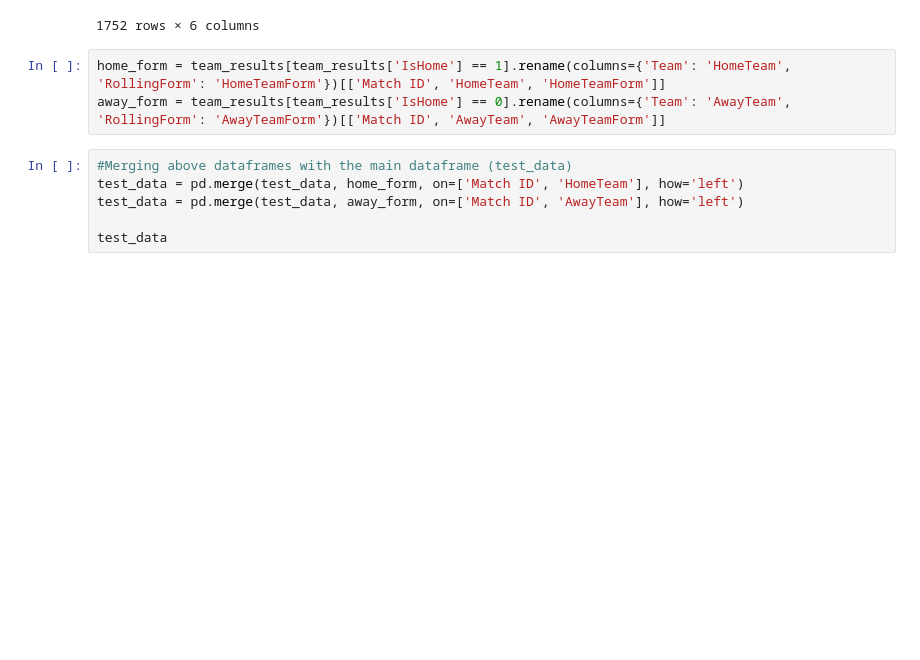
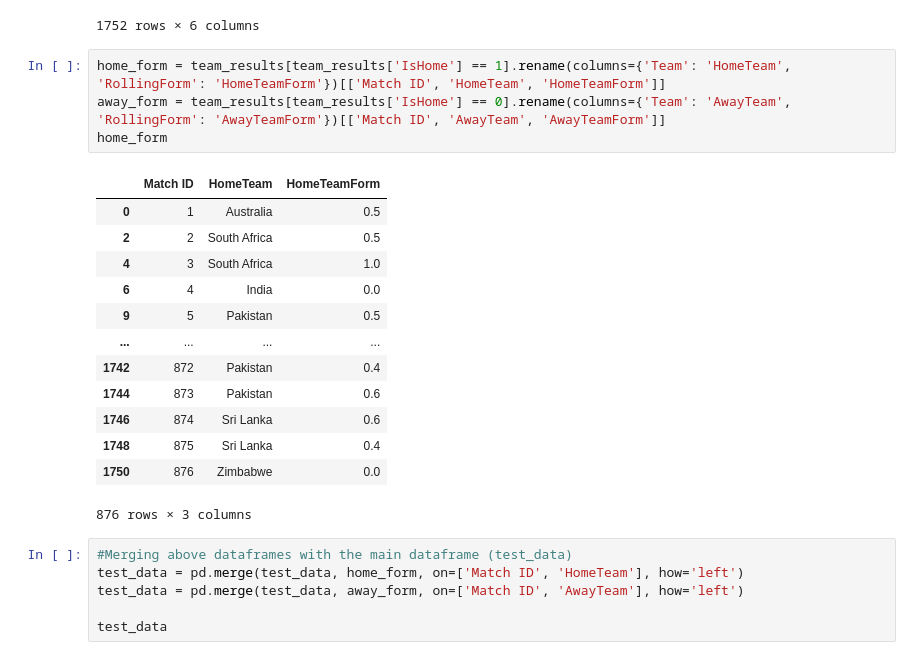
Before and after one commit to TheFishStillSmiles/cricket_ML_internship, a Jupyter notebook: test_cricket_log_regression_prediction.ipynb, the cells around one changed output. Drawn from its saved outputs; the diff is of its cells as text; blank space fills up the shorter version.

```diff
--- a/test_cricket_log_regression_prediction.ipynb
+++ b/test_cricket_log_regression_prediction.ipynb
@@ -172,6 +172,21 @@ team_results
 # %%
 home_form = team_results[team_results['IsHome'] == 1].rename(columns={'Team': 'HomeTeam', 'RollingForm': 'HomeTeamForm'})[['Match ID', 'HomeTeam', 'HomeTeamForm']]
 away_form = team_results[team_results['IsHome'] == 0].rename(columns={'Team': 'AwayTeam', 'RollingForm': 'AwayTeamForm'})[['Match ID', 'AwayTeam', 'AwayTeamForm']]
+home_form
+# %% [output]
+|  | Match ID | HomeTeam | HomeTeamForm |
+| 0 | 1 | Australia | 0.5 |
+| 2 | 2 | South Africa | 0.5 |
+| 4 | 3 | South Africa | 1.0 |
+| 6 | 4 | India | 0.0 |
+| 9 | 5 | Pakistan | 0.5 |
+| ... | ... | ... | ... |
+| 1742 | 872 | Pakistan | 0.4 |
+| 1744 | 873 | Pakistan | 0.6 |
+| 1746 | 874 | Sri Lanka | 0.6 |
+| 1748 | 875 | Sri Lanka | 0.4 |
+| 1750 | 876 | Zimbabwe | 0.0 |
+876 rows × 3 columns
 # %%
 #Merging above dataframes with the main dataframe (test_data)
 test_data = pd.merge(test_data, home_form, on=['Match ID', 'HomeTeam'], how='left')
```
Also changed, not shown: parts of 27 cells of this notebook.
